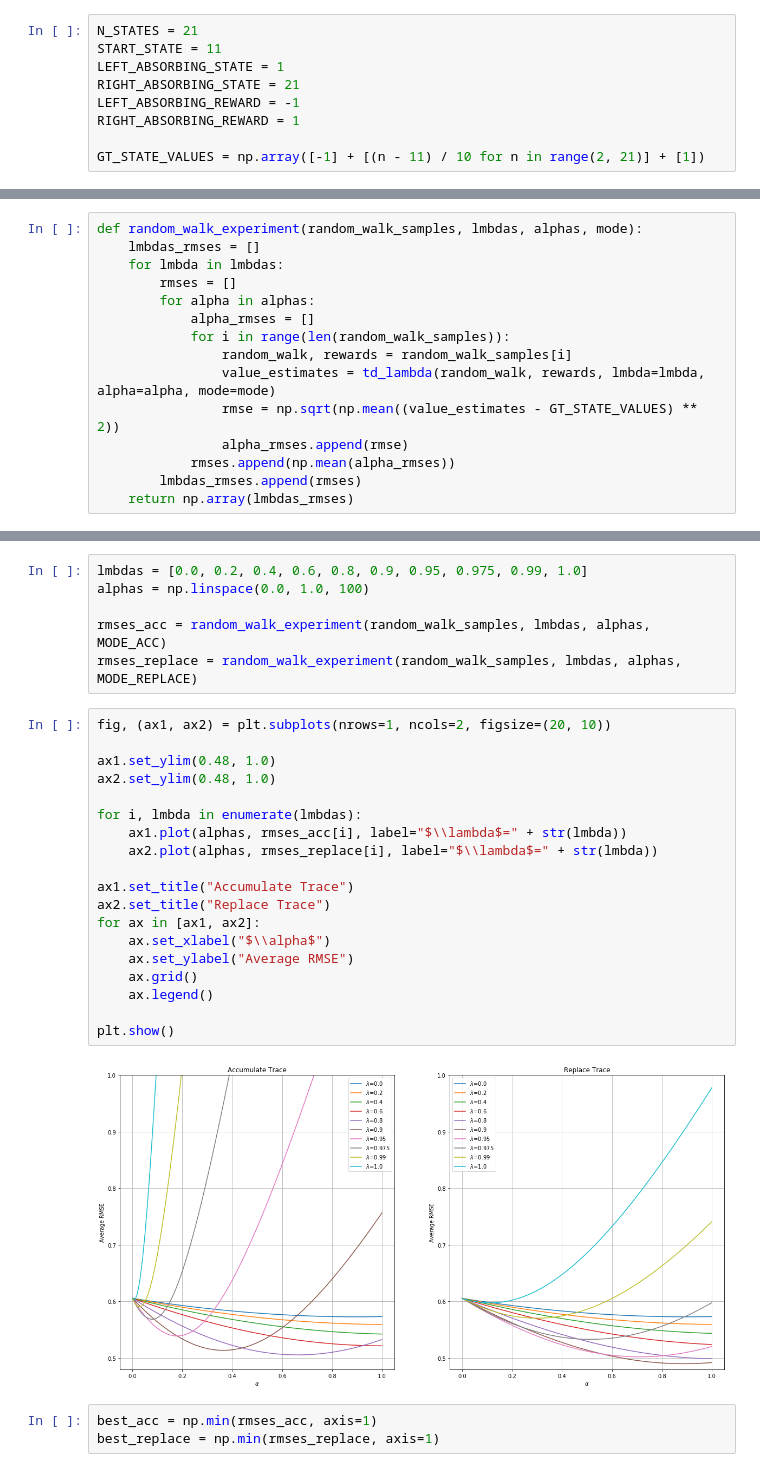
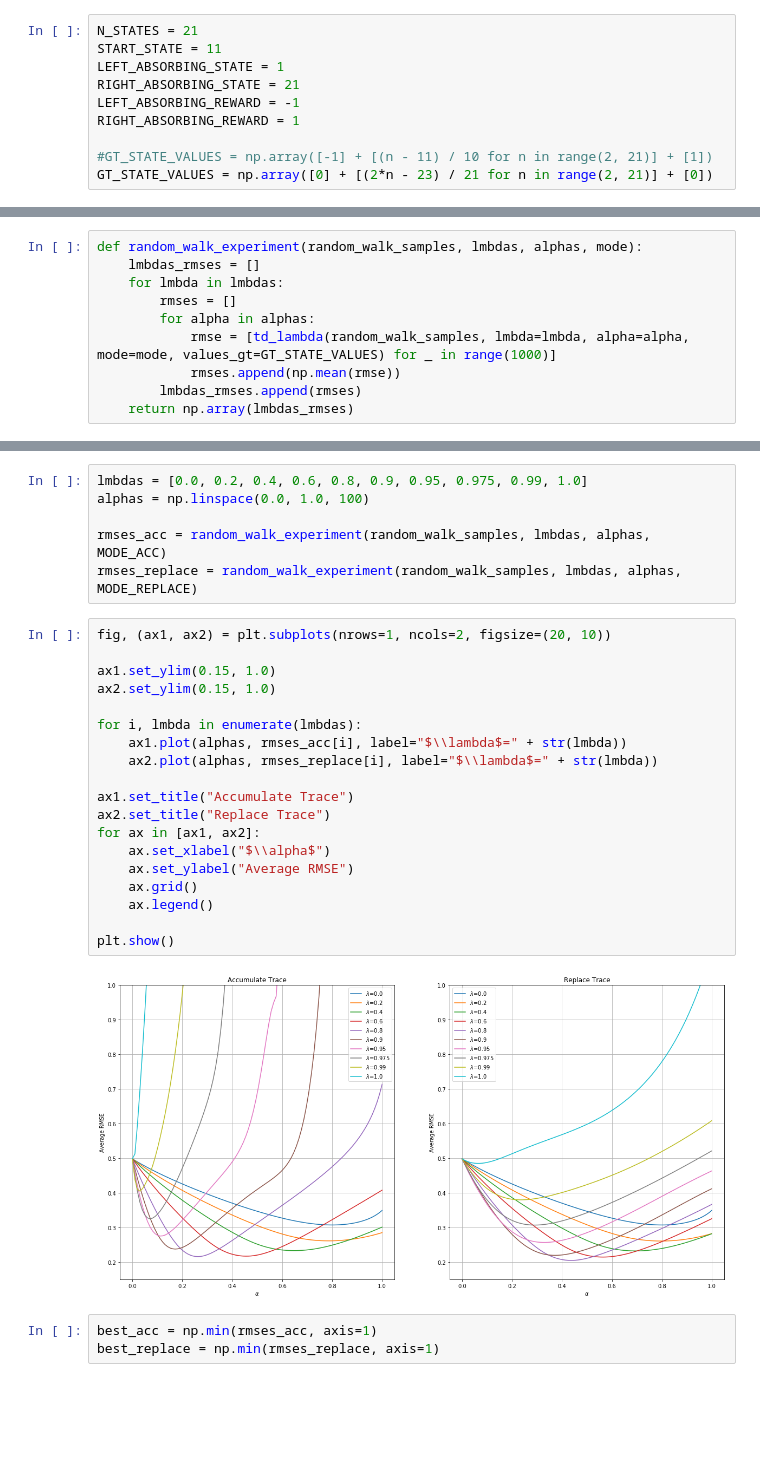
Before and after one commit to TimeEscaper/smmm_rl_eligibility_traces, a Jupyter notebook: SMMM_final_project_Akhtyamov_Timur.ipynb, the cells around one changed output, grey strips where cells are left out. Cells and saved outputs as stored; diff of their text form; blank space fills up the shorter version.

```diff
--- a/SMMM_final_project_Akhtyamov_Timur.ipynb
+++ b/SMMM_final_project_Akhtyamov_Timur.ipynb
@@ -43,7 +43,8 @@ RIGHT_ABSORBING_STATE = 21
 LEFT_ABSORBING_REWARD = -1
 RIGHT_ABSORBING_REWARD = 1
 
-GT_STATE_VALUES = np.array([-1] + [(n - 11) / 10 for n in range(2, 21)] + [1])
+#GT_STATE_VALUES = np.array([-1] + [(n - 11) / 10 for n in range(2, 21)] + [1])
+GT_STATE_VALUES = np.array([0] + [(2*n - 23) / 21 for n in range(2, 21)] + [0])
 # %%
 def sample_random_walks(n_samples):
     samples = []
@@ -100,13 +100,8 @@ def random_walk_experiment(random_walk_samples, lmbdas, alphas, mode):
     for lmbda in lmbdas:
         rmses = []
         for alpha in alphas:
-            alpha_rmses = []
-            for i in range(len(random_walk_samples)):
-                random_walk, rewards = random_walk_samples[i]
-                value_estimates = td_lambda(random_walk, rewards, lmbda=lmbda, alpha=alpha, mode=mode)
-                rmse = np.sqrt(np.mean((value_estimates - GT_STATE_VALUES) ** 2))
-                alpha_rmses.append(rmse)
-            rmses.append(np.mean(alpha_rmses))
+            rmse = [td_lambda(random_walk_samples, lmbda=lmbda, alpha=alpha, mode=mode, values_gt=GT_STATE_VALUES) for _ in range(1000)]
+            rmses.append(np.mean(rmse))
         lmbdas_rmses.append(rmses)
     return np.array(lmbdas_rmses)
 # %%
@@ -120,24 +115,24 @@ rmses_replace = random_walk_experiment(random_walk_samples, lmbdas, alphas, MODE
 # %%
 fig, (ax1, ax2) = plt.subplots(nrows=1, ncols=2, figsize=(20, 10))
 
-ax1.set_ylim(0.48, 1.0)
-ax2.set_ylim(0.48, 1.0)
+ax1.set_ylim(0.15, 1.0)
+ax2.set_ylim(0.15, 1.0)
 
 for i, lmbda in enumerate(lmbdas):
     ax1.plot(alphas, rmses_acc[i], label="$\\lambda$=" + str(lmbda))
     ax2.plot(alphas, rmses_replace[i], label="$\\lambda$=" + str(lmbda))
 
 ax1.set_title("Accumulate Trace")
 ax2.set_title("Replace Trace")
 for ax in [ax1, ax2]:
     ax.set_xlabel("$\\alpha$")
     ax.set_ylabel("Average RMSE")
     ax.grid()
     ax.legend()
 
 plt.show()
 # %% [output]
-[figure, old version]
+[figure, new version]
 # %%
 best_acc = np.min(rmses_acc, axis=1)
 best_replace = np.min(rmses_replace, axis=1)
```
Also changed, not shown: parts of 3 cells of this notebook.
